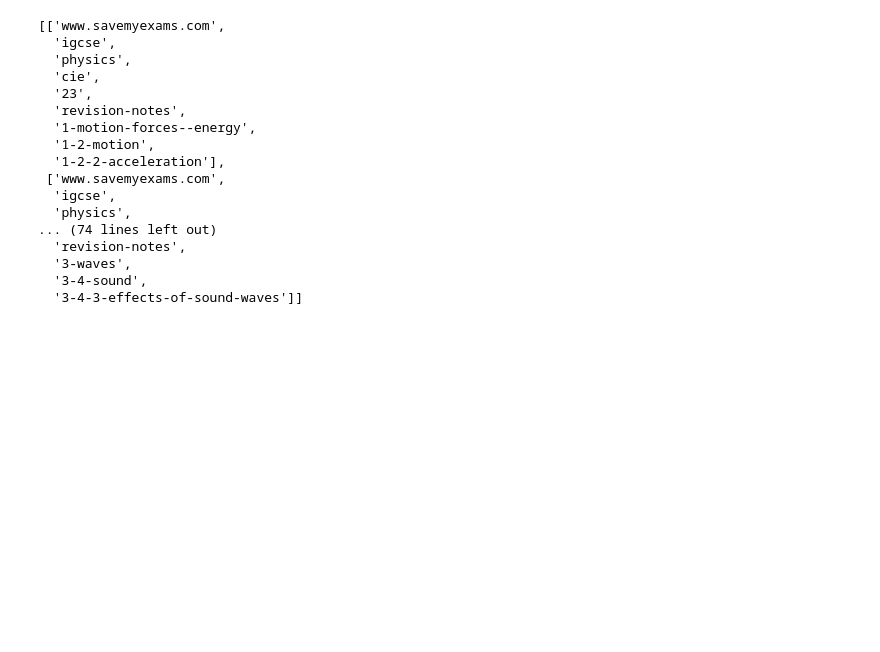
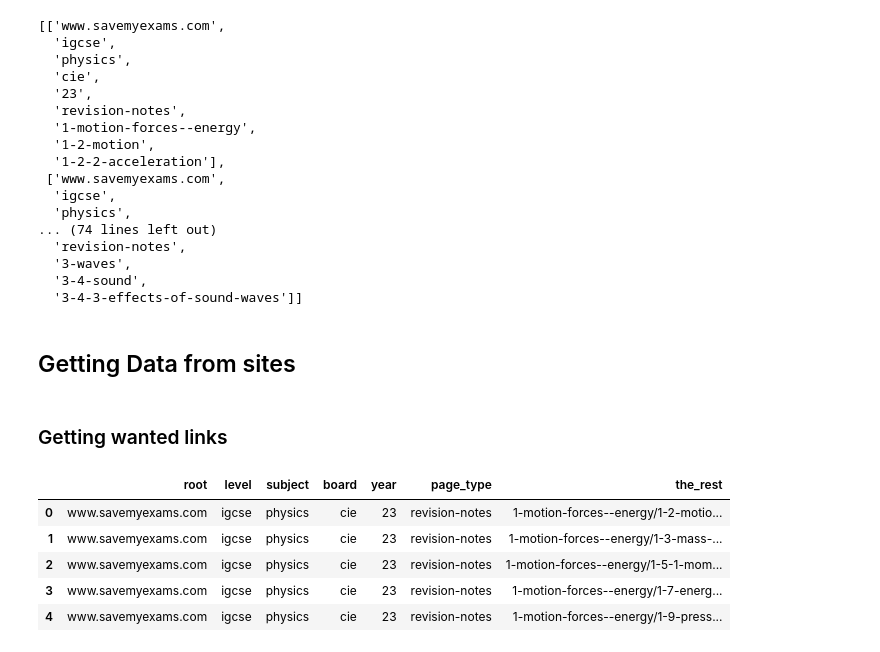
Before and after one commit to quangngonz/SaveMyExams-Download, a Jupyter notebook: savemyexams-to-pdf.ipynb, the cells around one changed output. Cells and saved outputs as stored; diff of their text form; code cells hidden in the pictures; blank space fills up the shorter version.

```diff
--- a/savemyexams-to-pdf.ipynb
+++ b/savemyexams-to-pdf.ipynb
@@ -183,3 +186,7 @@ with open('to_crawl.csv', 'w') as f:
         if len(url) > 5:
             data_row = [url[0], url[1], url[2], url[3], url[4], url[5] ,'/'.join(url[6:])]
             f.write(','.join(data_row) + '\n')
+# %% [markdown]
+## Getting Data from sites
+# %% [markdown]
+### Getting wanted links
@@ -185,0 +204,11 @@ with open('to_crawl.csv', 'w') as f:
+# %%
+# Load from to crawl
+df = pd.read_csv('to_crawl.csv')
+df.head()
+# %% [output]
+|  | root | level | subject | board | year | page_type | the_rest |
+| 0 | www.savemyexams.com | igcse | physics | cie | 23 | revision-notes | 1-motion-forces--energy/1-2-motio... |
+| 1 | www.savemyexams.com | igcse | physics | cie | 23 | revision-notes | 1-motion-forces--energy/1-3-mass-... |
+| 2 | www.savemyexams.com | igcse | physics | cie | 23 | revision-notes | 1-motion-forces--energy/1-5-1-mom... |
+| 3 | www.savemyexams.com | igcse | physics | cie | 23 | revision-notes | 1-motion-forces--energy/1-7-energ... |
+| 4 | www.savemyexams.com | igcse | physics | cie | 23 | revision-notes | 1-motion-forces--energy/1-9-press... |
```
Also changed, not shown: parts of 28 cells of this notebook, 3 other files.
